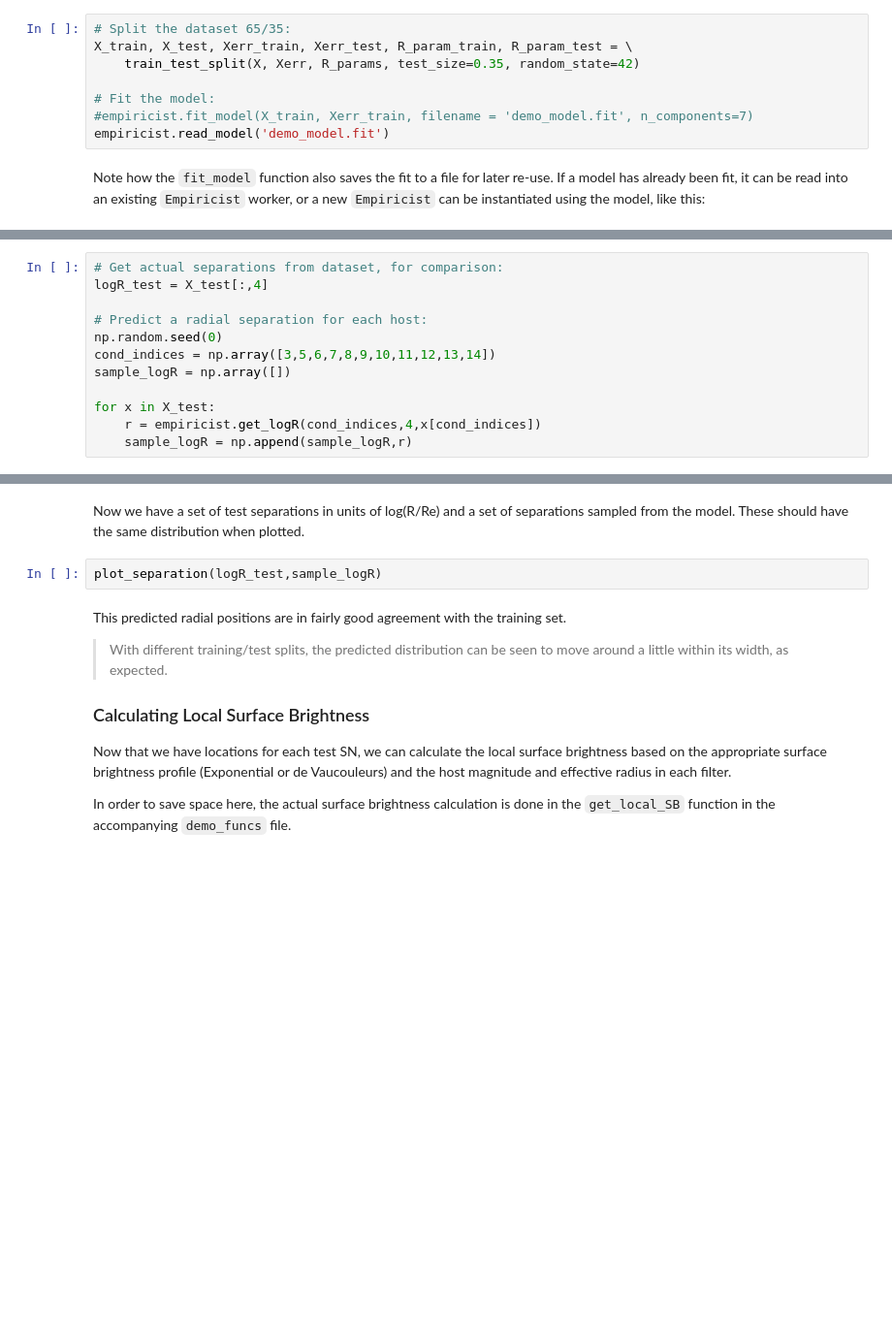
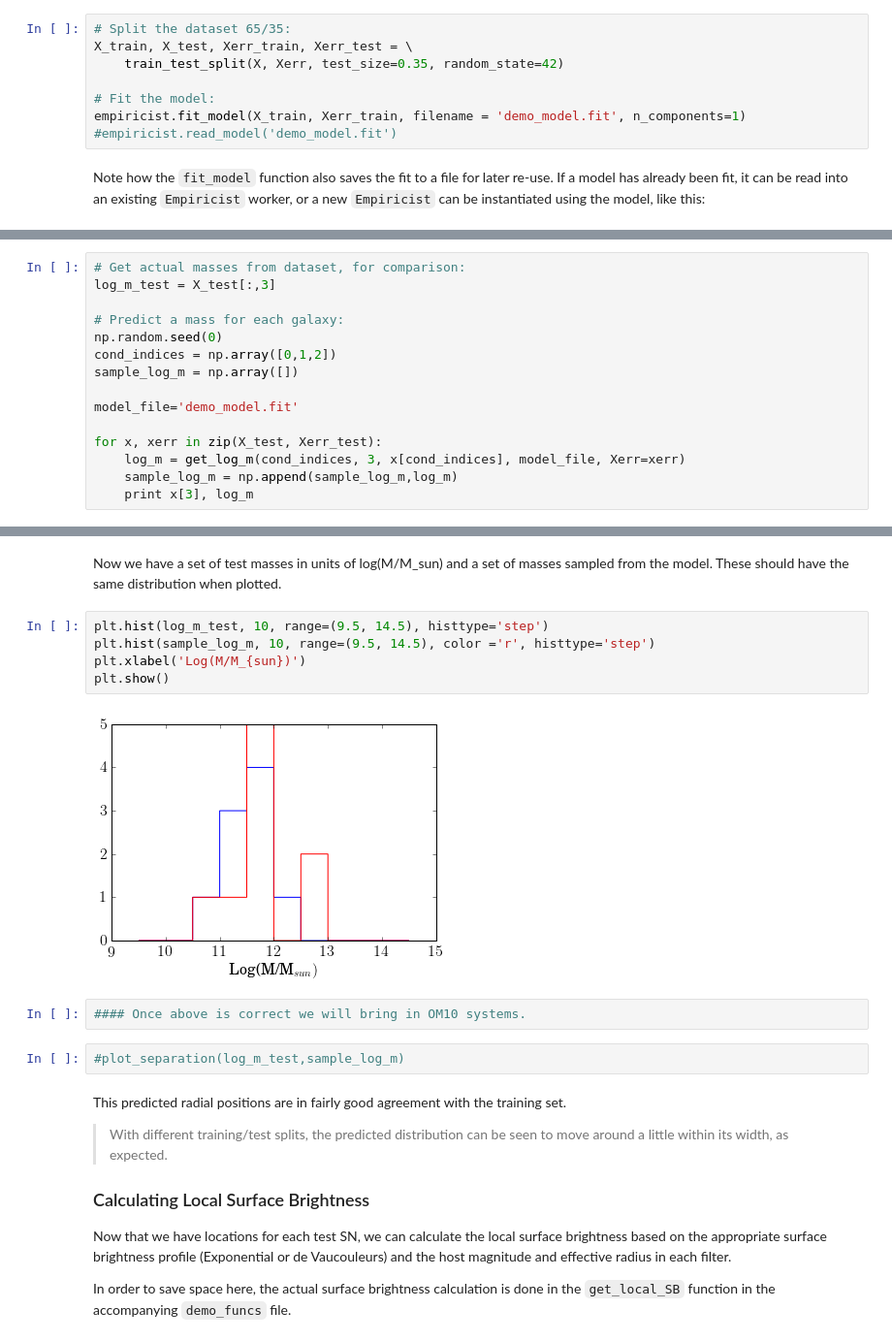
Before and after one commit to LSSTDESC/Twinkles, a Jupyter notebook: examples/notebooks/MatchingLensGalaxies.ipynb, the cells around one changed output, grey strips where cells are left out. Shown at 97% size. Cells and saved outputs as stored; diff of their text form; blank space fills up the shorter version.

Commit message:
Ran BIC in notebook and setup model to sample stellar masses from model.

```diff
--- a/examples/notebooks/MatchingLensGalaxies.ipynb
+++ b/examples/notebooks/MatchingLensGalaxies.ipynb
@@ -89,11 +125,11 @@ Once we know how many components to use in the model, we can fit a model using t
 # %%
 # Split the dataset 65/35:
-X_train, X_test, Xerr_train, Xerr_test, R_param_train, R_param_test = \
-    train_test_split(X, Xerr, R_params, test_size=0.35, random_state=42)
+X_train, X_test, Xerr_train, Xerr_test = \
+    train_test_split(X, Xerr, test_size=0.35, random_state=42)
 
 # Fit the model:
-#empiricist.fit_model(X_train, Xerr_train, filename = 'demo_model.fit', n_components=7)
-empiricist.read_model('demo_model.fit')
+empiricist.fit_model(X_train, Xerr_train, filename = 'demo_model.fit', n_components=1)
+#empiricist.read_model('demo_model.fit')
 # %% [markdown]
 Note how the `fit_model` function also saves the fit to a file for later re-use. If a model has already been fit, it can be read into an existing `Empiricist` worker, or a new `Empiricist` can be instantiated using the model, like this:
 # %%
@@ -133,12 +220,15 @@ We built the function to accept any number of host parameters and any indices fr
 # %%
-# Get actual separations from dataset, for comparison:
-logR_test = X_test[:,4]
+# Get actual masses from dataset, for comparison:
+log_m_test = X_test[:,3]
 
-# Predict a radial separation for each host:
+# Predict a mass for each galaxy:
 np.random.seed(0)
-cond_indices = np.array([3,5,6,7,8,9,10,11,12,13,14])
-sample_logR = np.array([])
+cond_indices = np.array([0,1,2])
+sample_log_m = np.array([])
 
-for x in X_test:
-    r = empiricist.get_logR(cond_indices,4,x[cond_indices])
-    sample_logR = np.append(sample_logR,r)
+model_file='demo_model.fit'
+
+for x, xerr in zip(X_test, Xerr_test):
+    log_m = get_log_m(cond_indices, 3, x[cond_indices], model_file, Xerr=xerr)
+    sample_log_m = np.append(sample_log_m,log_m)
+    print x[3], log_m
@@ -145,7 +245,16 @@ for x in X_test:
 # %% [markdown]
-Now we have a set of test separations in units of log(R/Re) and a set of separations sampled from the model. These should have the same distribution when plotted.
+Now we have a set of test masses in units of log(M/M_sun) and a set of masses sampled from the model. These should have the same distribution when plotted.
-# %%
-plot_separation(logR_test,sample_logR)
+# %%
+plt.hist(log_m_test, 10, range=(9.5, 14.5), histtype='step')
+plt.hist(sample_log_m, 10, range=(9.5, 14.5), color ='r', histtype='step')
+plt.xlabel('Log(M/M_{sun})')
+plt.show()
+# %% [output]
+[figure, added]
+# %%
+#### Once above is correct we will bring in OM10 systems.
+# %%
+#plot_separation(log_m_test,sample_log_m)
 # %% [markdown]
 This predicted radial positions are in fairly good agreement with the training set.
 
```
Also changed, not shown: parts of 13 cells of this notebook, 1 other file.
